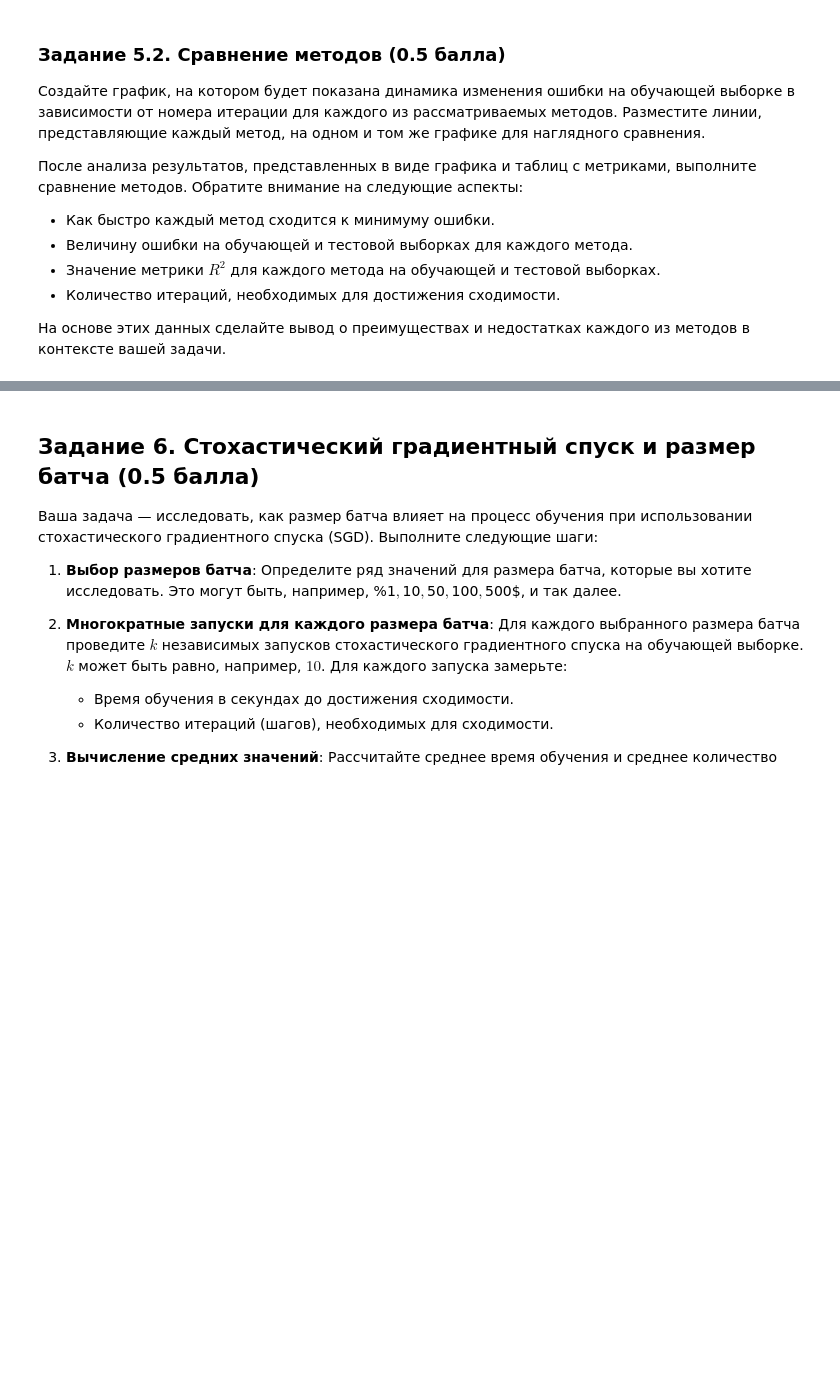
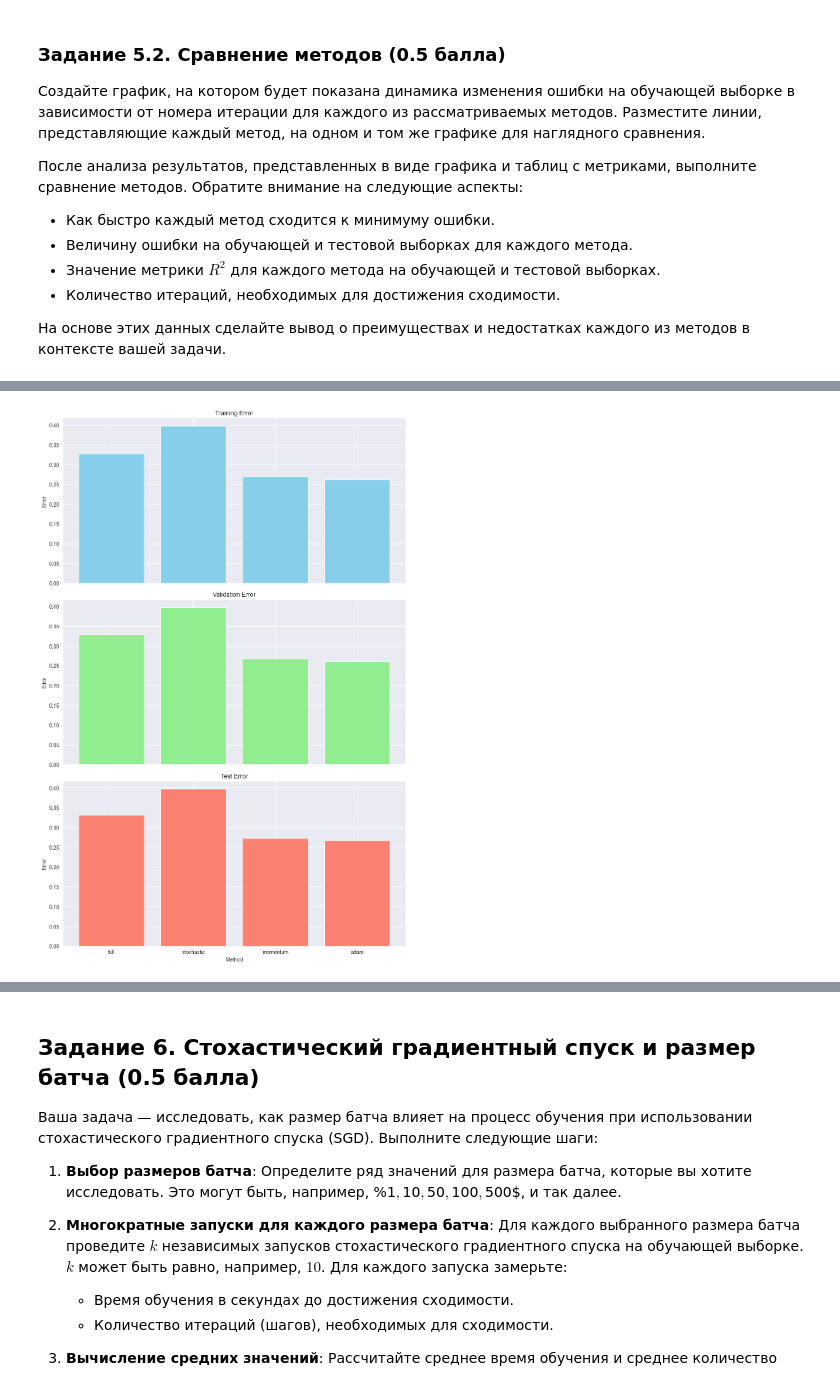
Before and after one commit to KoryakovDmitry/mai-ml-grad-desc-lab4, a Jupyter notebook: ML MAI & SBER. GD. LAB 4.ipynb, the cells around one changed output, grey strips where cells are left out. Saved outputs shown, nothing was run; the diff lists cells and outputs as text; code cells hidden in the pictures; blank space fills up the shorter version.

```diff
--- a/ML MAI & SBER. GD. LAB 4.ipynb
+++ b/ML MAI & SBER. GD. LAB 4.ipynb
@@ -1266,0 +1385,29 @@ best_lambdas = {
+# %%
+methods = list(metrics.keys())
+train_errors = [metrics[method]['metrics'][0]['train_error'] for method in methods]
+val_errors = [metrics[method]['metrics'][0]['val_error'] for method in methods]
+test_errors = [metrics[method]['metrics'][0]['test_error'] for method in methods]
+
+
+fig, ax = plt.subplots(3, 1, figsize=(10, 15), sharex=True)
+
+ax[0].bar(methods, train_errors, color='skyblue')
+ax[0].set_title('Training Error')
+ax[0].set_ylabel('Error')
+
+
+ax[1].bar(methods, val_errors, color='lightgreen')
+ax[1].set_title('Validation Error')
+ax[1].set_ylabel('Error')
+
+ax[2].bar(methods, test_errors, color='salmon')
+ax[2].set_title('Test Error')
+ax[2].set_ylabel('Error')
+ax[2].set_xlabel('Method')
+
+plt.tight_layout()
+plt.savefig(
+    f'docs/task5_2_err.png')
+plt.show()
+# %% [output]
+[figure, added]
```
Also changed, not shown: parts of 12 cells of this notebook, 9 other files.
